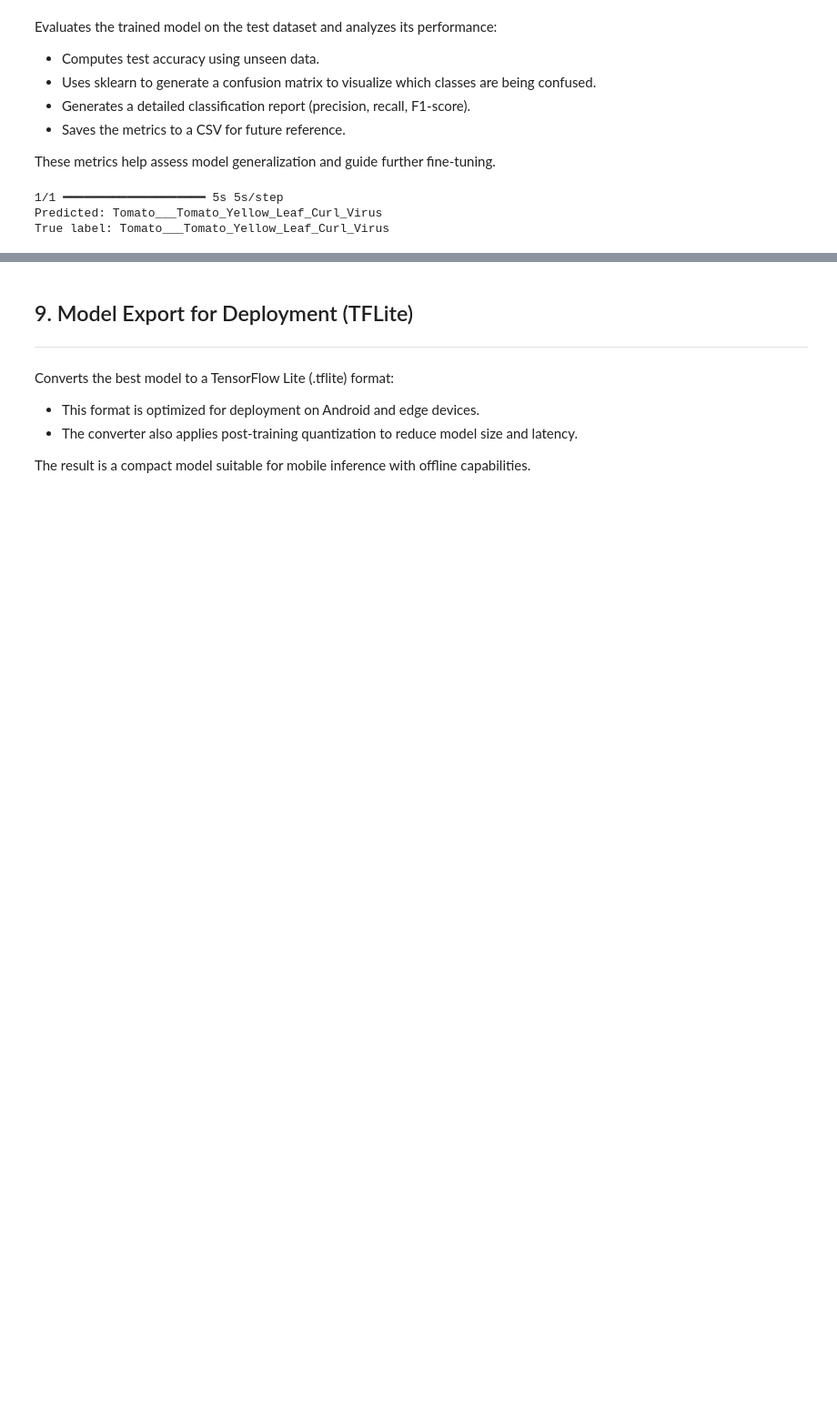
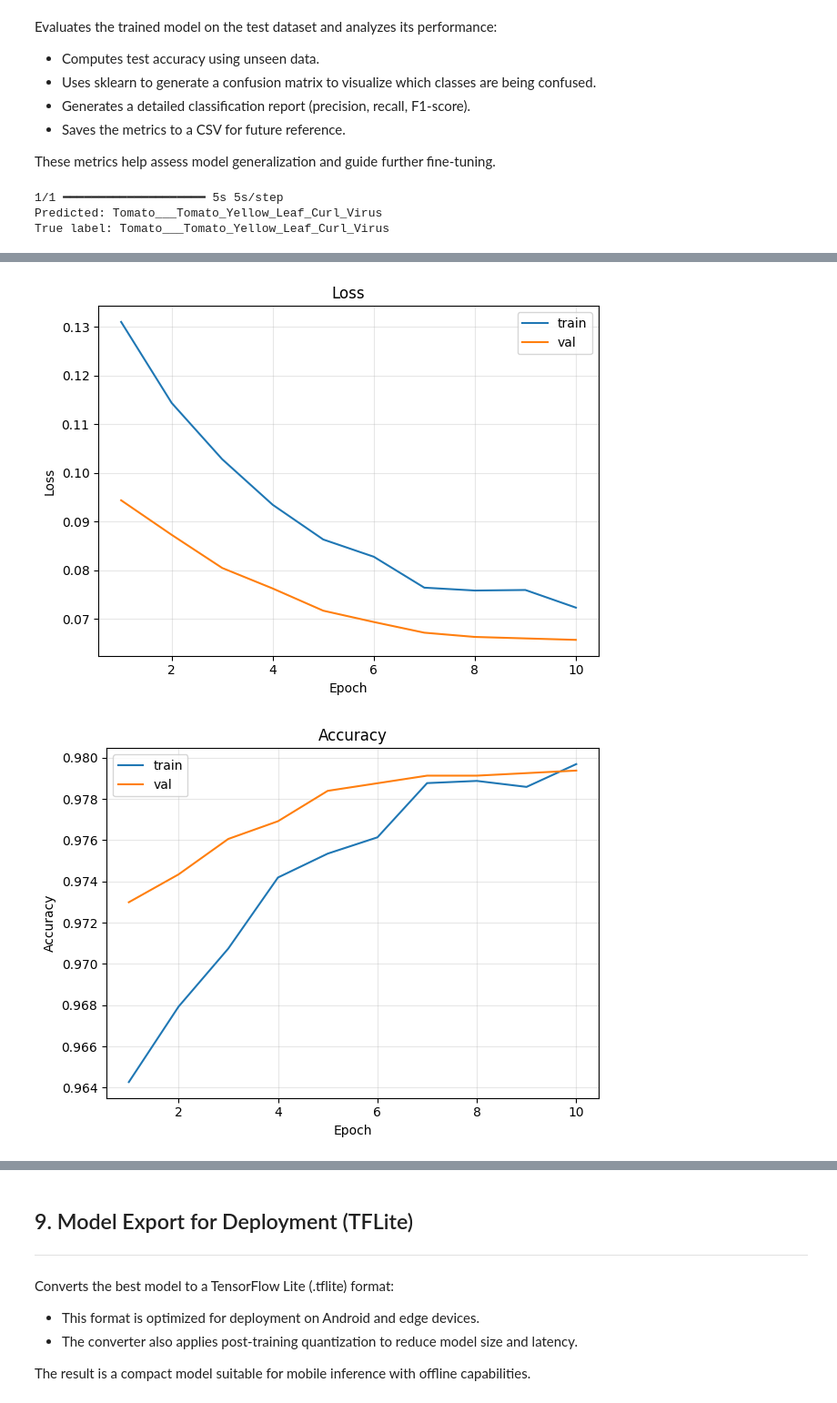
Before and after one commit to juanrozo09/MobilePlantViT, a Jupyter notebook: notebooks/01_model_training.ipynb, the cells around one changed output, grey strips where cells are left out. Shown at 91% size. Cells and saved outputs as stored; diff of their text form; code cells hidden in the pictures; blank space fills up the shorter version.

Commit message:
Kaggle Notebook | 01_model_training_crop_disease | Version 1

```diff
--- a/notebooks/01_model_training.ipynb
+++ b/notebooks/01_model_training.ipynb
@@ -578,0 +634,13 @@ df_report
+# %%
+EPOCHS = 10  # or any value you want to visualize
+
+lr_cb = RecordLR()
+history = best_model.fit(
+    ds_train,
+    validation_data=ds_val,
+    epochs=EPOCHS,
+    callbacks=[early_stopping_cb, lr_cb, tensorboard_cb]  # you can include checkpoint_cb too
+)
+
+plot_learning_curves(history, lr_per_epoch=lr_cb.lrs, save_prefix="best_model_learning_curves")
+# %% [output]
@@ -578,0 +667,2 @@ df_report
+[figure, added]
+[figure, added]
```
Also changed, not shown: parts of 12 cells of this notebook.
